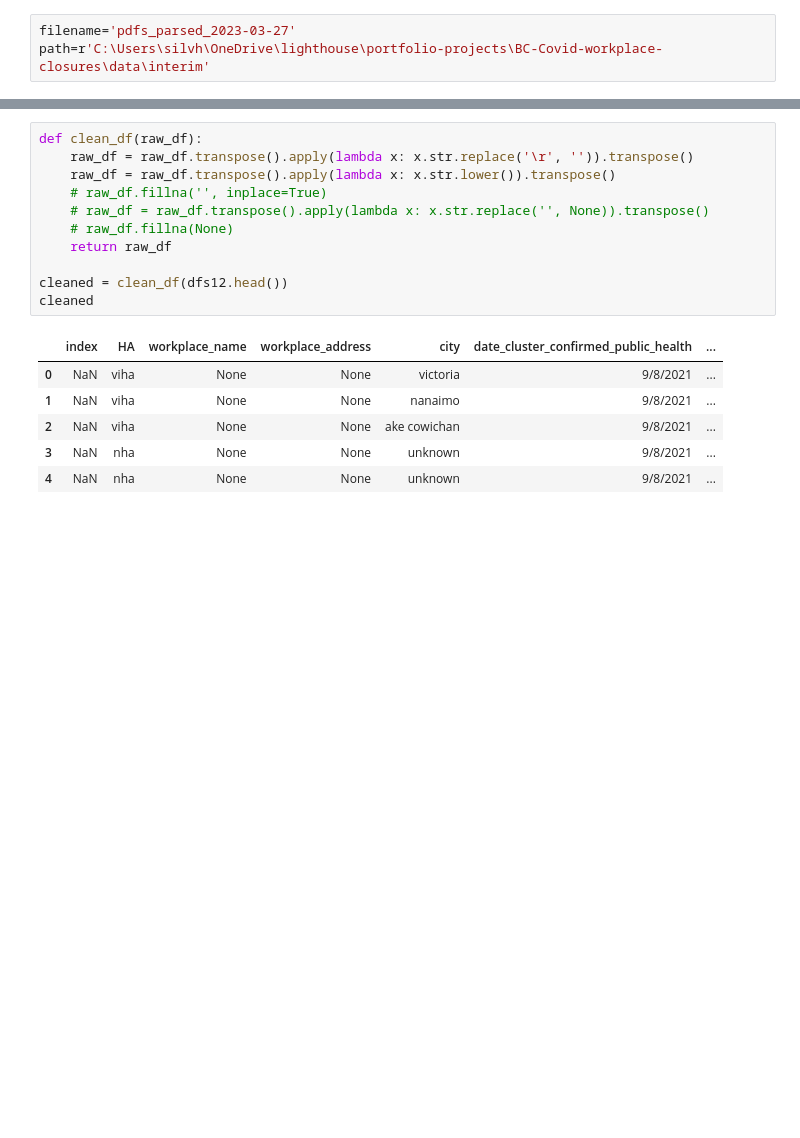
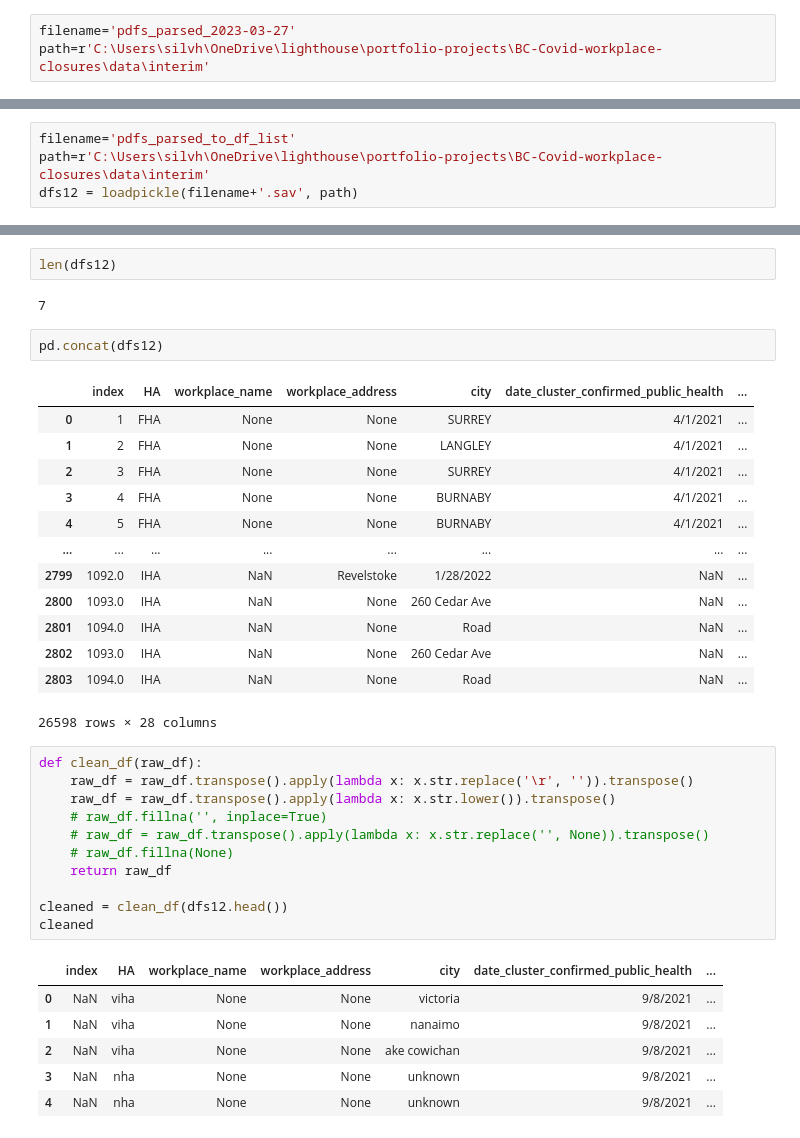
Before and after one commit to silvhua/BC-Covid-workplace-closures, a Jupyter notebook: notebooks/2023-03-23 parse PDF.ipynb, the cells around one changed output, grey strips where cells are left out. Cells and saved outputs as stored; diff of their text form; blank space fills up the shorter version.

```diff
--- a/notebooks/2023-03-23 parse PDF.ipynb
+++ b/notebooks/2023-03-23 parse PDF.ipynb
@@ -5031,0 +5044,4 @@ save_csv()
+# %%
+filename='pdfs_parsed_to_df_list'
+path=r'C:\Users\silvh\OneDrive\lighthouse\portfolio-projects\BC-Covid-workplace-closures\data\interim'
+dfs12 = loadpickle(filename+'.sav', path)
@@ -5032,3 +5050,23 @@ save_csv()
+# %%
+len(dfs12)
+# %% [output]
+7
+# %%
+pd.concat(dfs12)
+# %% [output]
+|  | index | HA | workplace_name | workplace_address | city | date_cluster_confirmed_public_health | ... |
+| 0 | 1 | FHA | None | None | SURREY | 4/1/2021 | ... |
+| 1 | 2 | FHA | None | None | LANGLEY | 4/1/2021 | ... |
+| 2 | 3 | FHA | None | None | SURREY | 4/1/2021 | ... |
+| 3 | 4 | FHA | None | None | BURNABY | 4/1/2021 | ... |
+| 4 | 5 | FHA | None | None | BURNABY | 4/1/2021 | ... |
+| ... | ... | ... | ... | ... | ... | ... | ... |
+| 2799 | 1092.0 | IHA | NaN | Revelstoke | 1/28/2022 | NaN | ... |
+| 2800 | 1093.0 | IHA | NaN | None | 260 Cedar Ave | NaN | ... |
+| 2801 | 1094.0 | IHA | NaN | None | Road | NaN | ... |
+| 2802 | 1093.0 | IHA | NaN | None | 260 Cedar Ave | NaN | ... |
+| 2803 | 1094.0 | IHA | NaN | None | Road | NaN | ... |
+26598 rows × 28 columns
 # %%
 def clean_df(raw_df):
     raw_df = raw_df.transpose().apply(lambda x: x.str.replace('\r', '')).transpose()
```
Also changed, not shown: parts of 6 cells of this notebook.
